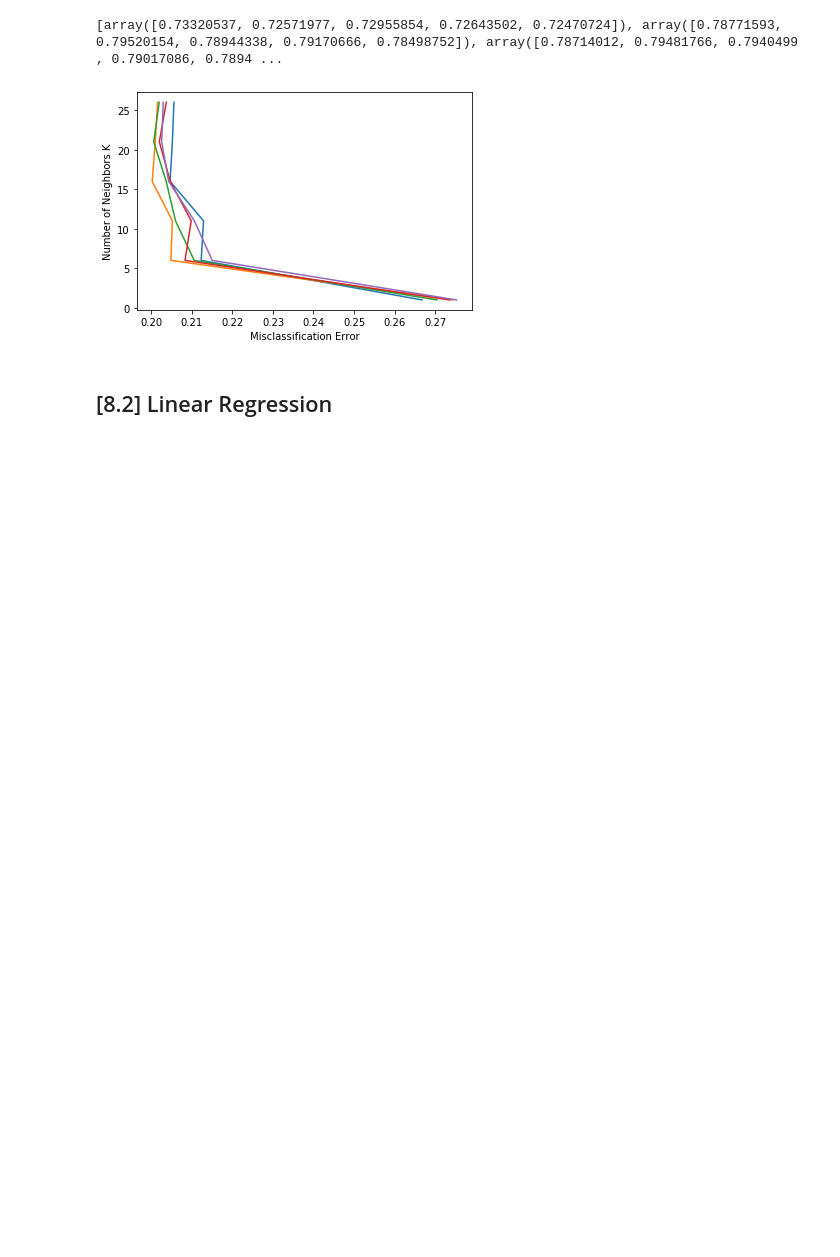
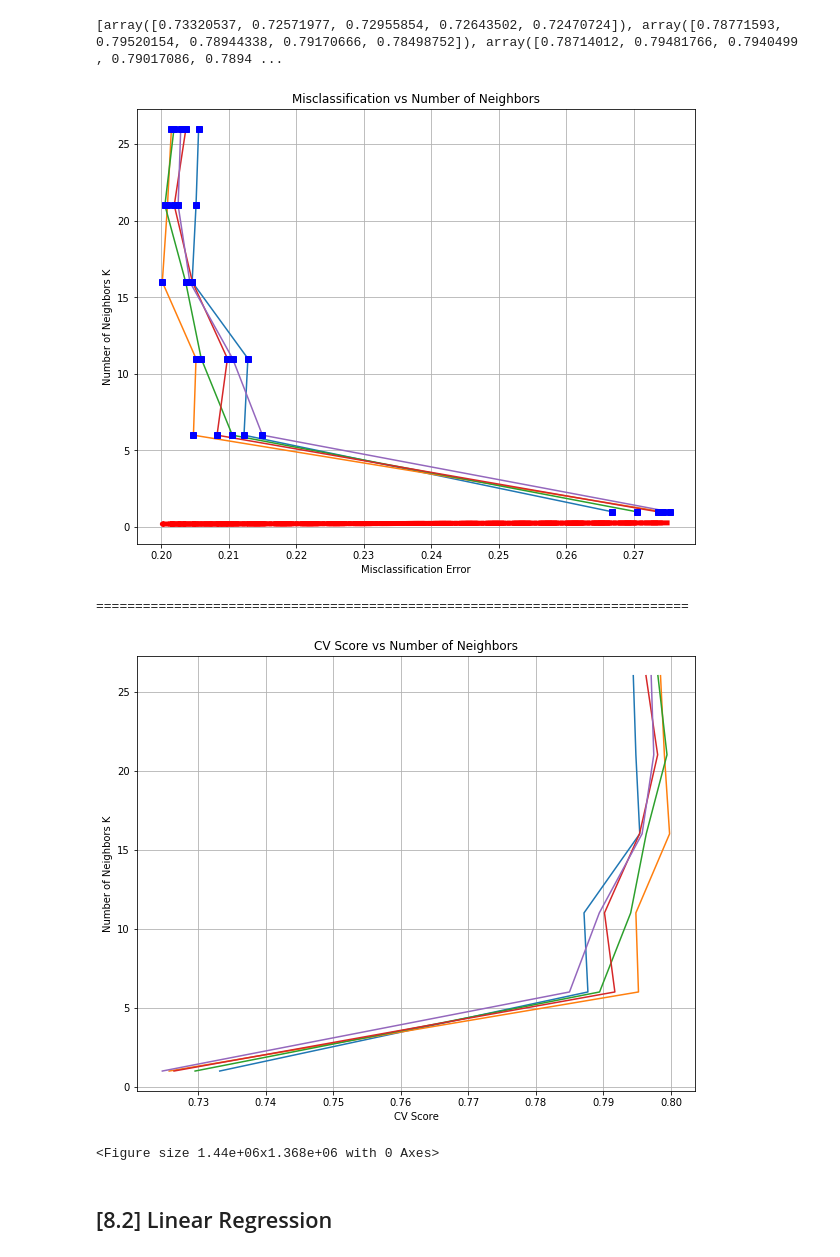
Before and after one commit to rdoraiswamy/final-project, a Jupyter notebook: MR_RD_BIOF509_Final_Project.ipynb, the cells around one changed output. Drawn from its saved outputs; the diff is of its cells as text; code cells hidden in the pictures; blank space fills up the shorter version.

```diff
--- a/MR_RD_BIOF509_Final_Project.ipynb
+++ b/MR_RD_BIOF509_Final_Project.ipynb
@@ -517,19 +517,37 @@ print(cv_scores)
 # %%
 # https://www.ritchieng.com/machine-learning-cross-validation/
 # changing to misclassification error
 mse = [1 - x for x in cv_scores]
+
 
 # determining best k
 #optimal_k = neighbors[mse.index(min(mse))]
 #print("The optimal number of neighbors is {}".format(optimal_k))
 
 # plot misclassification error vs k
+plt.figure(figsize=(10,8))
+plt.grid(True)
 plt.plot(mse, neighbors)
+# red dashes, blue squares and green triangles
+plt.plot(mse, mse, 'r--', mse, neighbors, 'bs', linewidth=5)
+plt.title("Misclassification vs Number of Neighbors")
 plt.ylabel("Number of Neighbors K")
 plt.xlabel("Misclassification Error")
-plt.show()
+plt.show();
+print("\n\n============================================================================\n")
+plt.figure(figsize=(10,8))
+plt.grid(True)
+plt.plot(cv_scores, neighbors)
+plt.ylabel("Number of Neighbors K")
+plt.title("CV Score vs Number of Neighbors")
+plt.xlabel("CV Score")
+plt.figure(figsize=(20000,19000))
+plt.show();
 # %% [output]
-[figure, old version]
+[figure, new version]
+============================================================================
+[figure, added]
+<Figure size 1.44e+06x1.368e+06 with 0 Axes>
 # %% [markdown]
 ## [8.2] Linear Regression
 # %%
```
Also changed, not shown: parts of 6 cells of this notebook.
